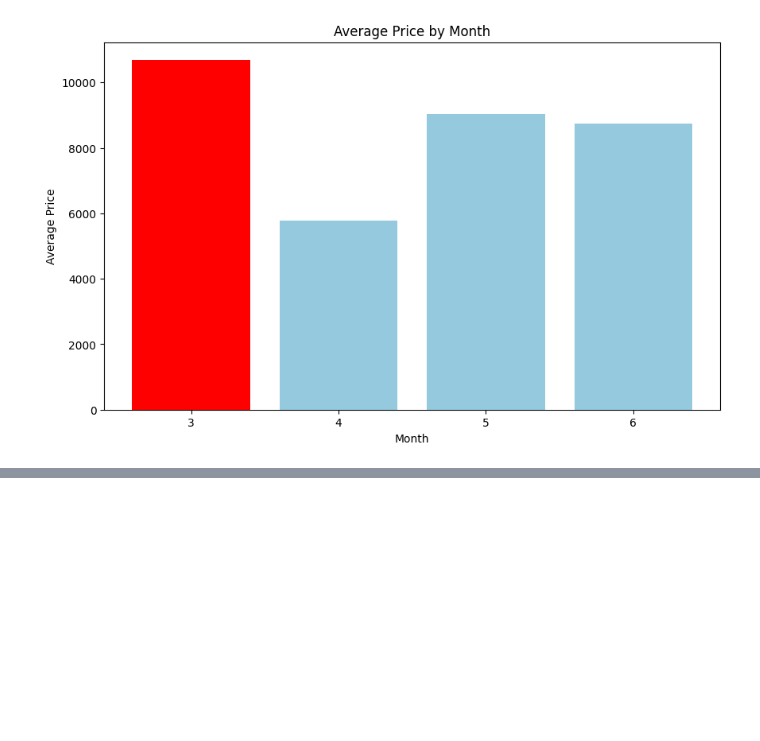
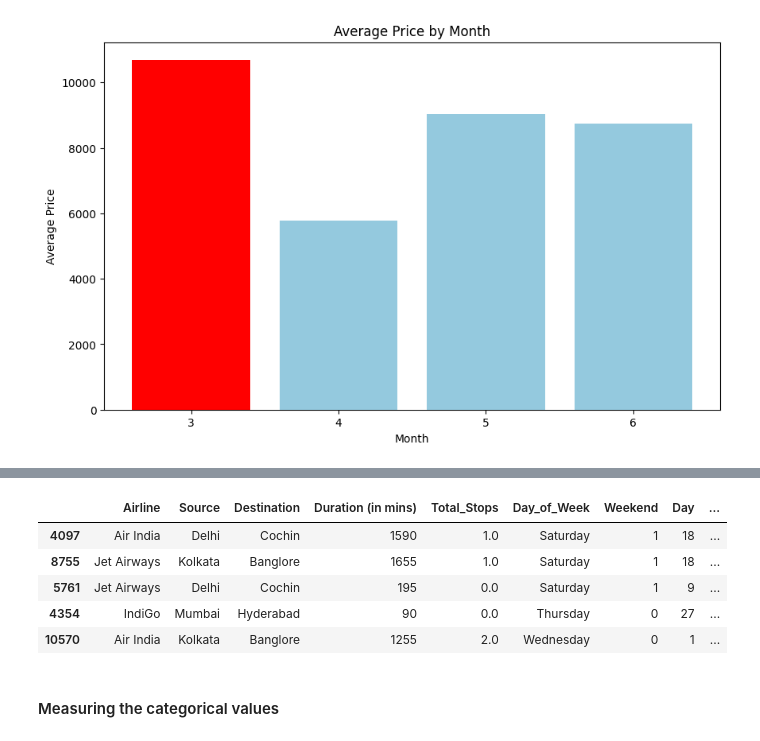
Before and after one commit to souvikghosh2000/Flight-Fare-Prediction, a Jupyter notebook: training.ipynb, the cells around one changed output, grey strips where cells are left out. Saved outputs shown, nothing was run; the diff lists cells and outputs as text; code cells hidden in the pictures; blank space fills up the shorter version.

```diff
--- a/training.ipynb
+++ b/training.ipynb
@@ -531,0 +606,9 @@ plt.show()
+# %%
+df.sample(5)
+# %% [output]
+|  | Airline | Source | Destination | Duration (in mins) | Total_Stops | Day_of_Week | Weekend | Day | ... |
+| 4097 | Air India | Delhi | Cochin | 1590 | 1.0 | Saturday | 1 | 18 | ... |
+| 8755 | Jet Airways | Kolkata | Banglore | 1655 | 1.0 | Saturday | 1 | 18 | ... |
+| 5761 | Jet Airways | Delhi | Cochin | 195 | 0.0 | Saturday | 1 | 9 | ... |
+| 4354 | IndiGo | Mumbai | Hyderabad | 90 | 0.0 | Thursday | 0 | 27 | ... |
+| 10570 | Air India | Kolkata | Banglore | 1255 | 2.0 | Wednesday | 0 | 1 | ... |
@@ -531,0 +622,2 @@ plt.show()
+# %% [markdown]
+#### Measuring the categorical values
```
Also changed, not shown: parts of 24 cells of this notebook.
